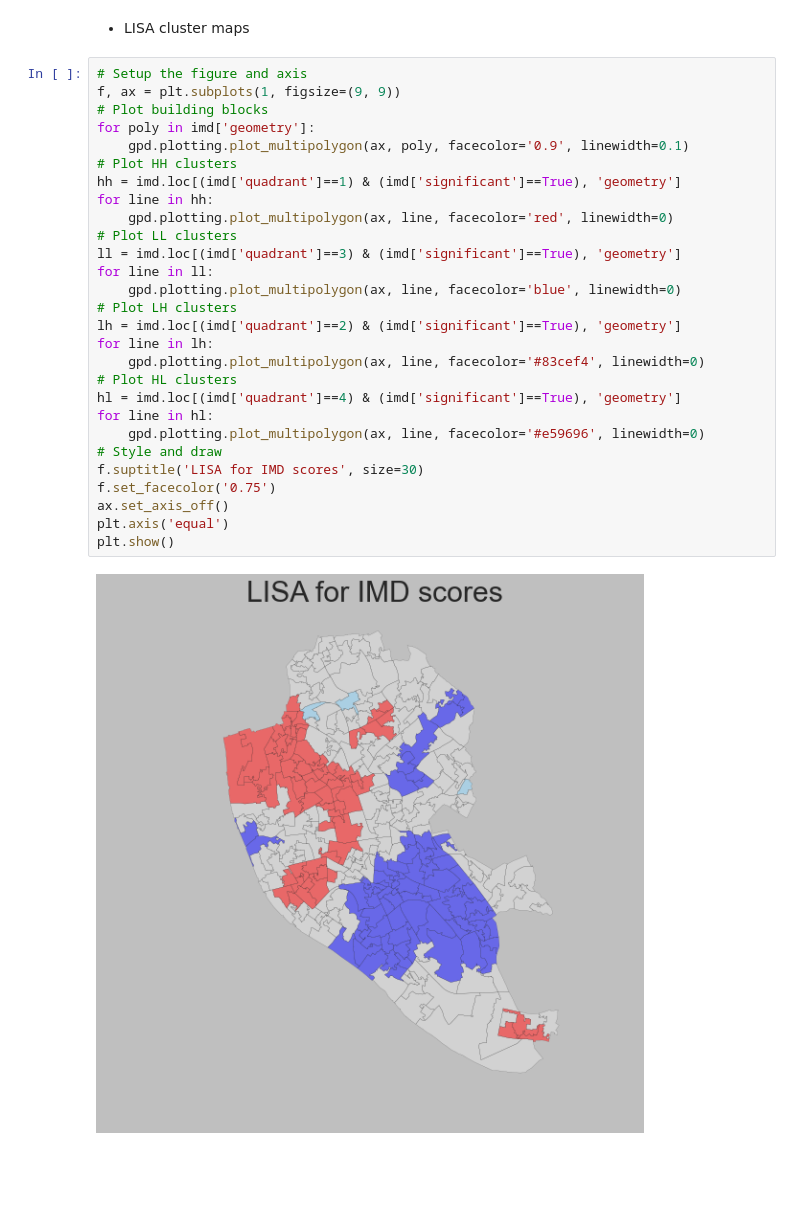
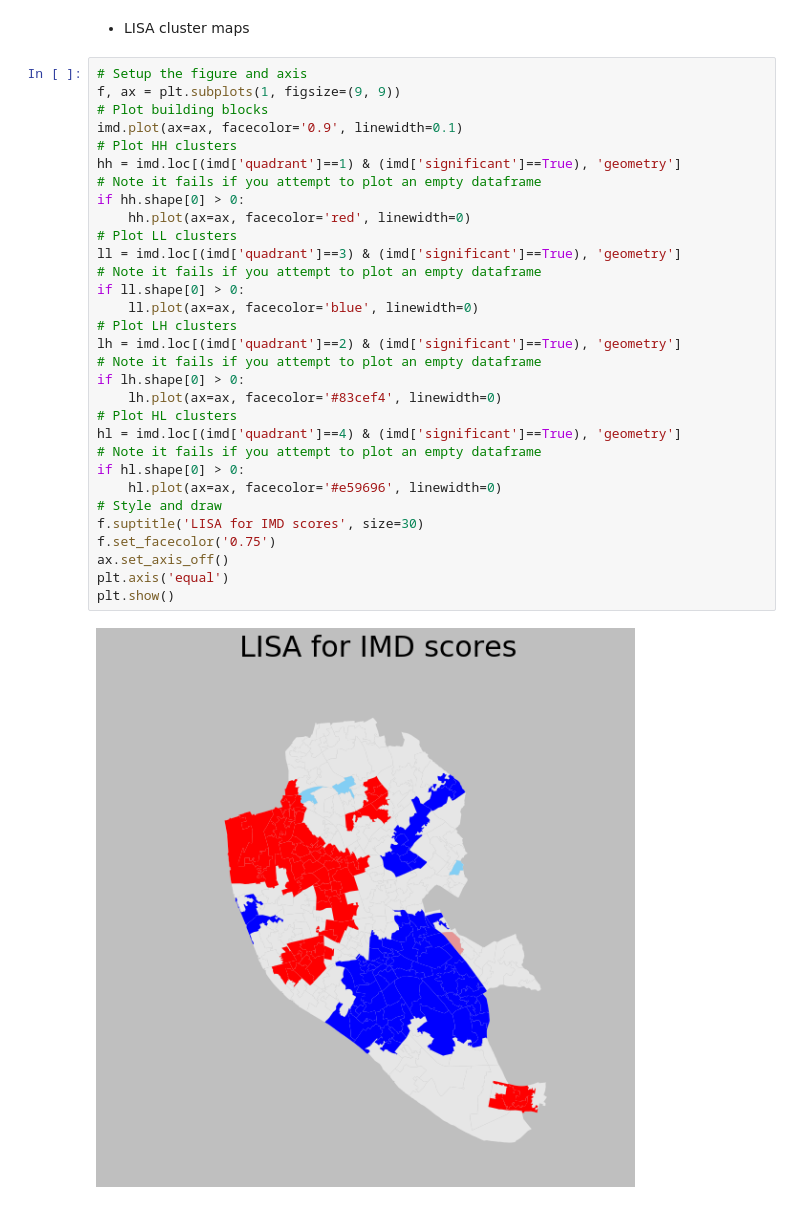
Before and after one commit to darribas/gds17, a Jupyter notebook: content/labs/lab_05_ex.ipynb, the cells around one changed output. Cells and saved outputs as stored; diff of their text form; blank space fills up the shorter version.

```diff
--- a/content/labs/lab_05_ex.ipynb
+++ b/content/labs/lab_05_ex.ipynb
@@ -118,33 +116,36 @@ imd['quadrant'] = lisa.q
 # %%
 # Setup the figure and axis
 f, ax = plt.subplots(1, figsize=(9, 9))
 # Plot building blocks
-for poly in imd['geometry']:
-    gpd.plotting.plot_multipolygon(ax, poly, facecolor='0.9', linewidth=0.1)
+imd.plot(ax=ax, facecolor='0.9', linewidth=0.1)
 # Plot HH clusters
 hh = imd.loc[(imd['quadrant']==1) & (imd['significant']==True), 'geometry']
-for line in hh:
-    gpd.plotting.plot_multipolygon(ax, line, facecolor='red', linewidth=0)
+# Note it fails if you attempt to plot an empty dataframe
+if hh.shape[0] > 0:
+    hh.plot(ax=ax, facecolor='red', linewidth=0)
 # Plot LL clusters
 ll = imd.loc[(imd['quadrant']==3) & (imd['significant']==True), 'geometry']
-for line in ll:
-    gpd.plotting.plot_multipolygon(ax, line, facecolor='blue', linewidth=0)
+# Note it fails if you attempt to plot an empty dataframe
+if ll.shape[0] > 0:
+    ll.plot(ax=ax, facecolor='blue', linewidth=0)
 # Plot LH clusters
 lh = imd.loc[(imd['quadrant']==2) & (imd['significant']==True), 'geometry']
-for line in lh:
-    gpd.plotting.plot_multipolygon(ax, line, facecolor='#83cef4', linewidth=0)
+# Note it fails if you attempt to plot an empty dataframe
+if lh.shape[0] > 0:
+    lh.plot(ax=ax, facecolor='#83cef4', linewidth=0)
 # Plot HL clusters
 hl = imd.loc[(imd['quadrant']==4) & (imd['significant']==True), 'geometry']
-for line in hl:
-    gpd.plotting.plot_multipolygon(ax, line, facecolor='#e59696', linewidth=0)
+# Note it fails if you attempt to plot an empty dataframe
+if hl.shape[0] > 0:
+    hl.plot(ax=ax, facecolor='#e59696', linewidth=0)
 # Style and draw
 f.suptitle('LISA for IMD scores', size=30)
 f.set_facecolor('0.75')
 ax.set_axis_off()
 plt.axis('equal')
 plt.show()
 # %% [output]
-[figure, old version]
+[figure, new version]
 # %% [markdown]
 ---
 
```
Also changed, not shown: parts of 4 cells of this notebook.
